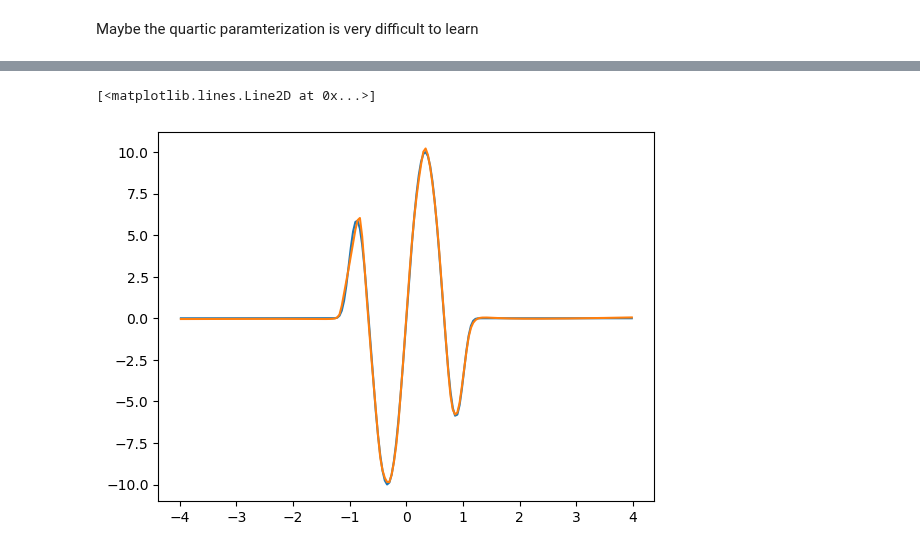
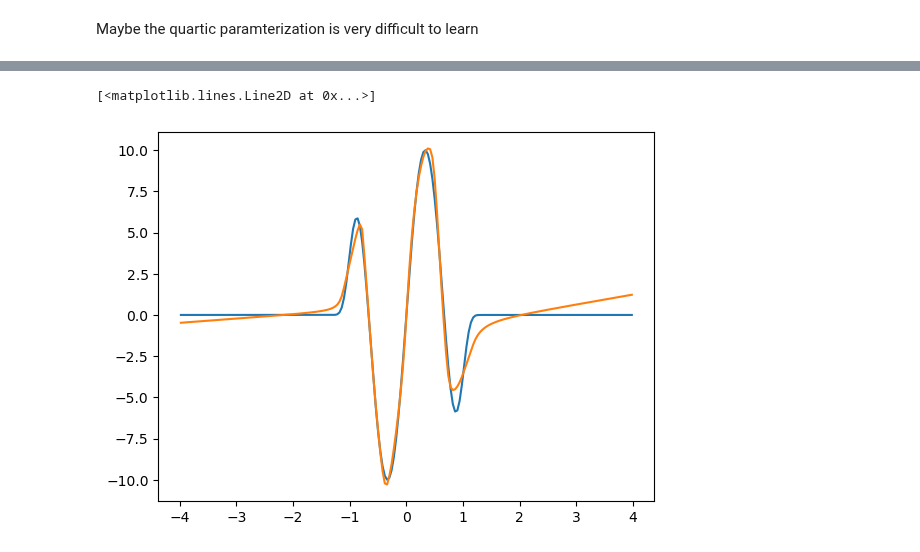
Before and after one commit to brownadder/expsolve, a Jupyter notebook: examples/fourier/torch-play.ipynb, the cells around one changed output, grey strips where cells are left out. Saved outputs shown, nothing was run; the diff lists cells and outputs as text; code cells hidden in the pictures.

```diff
--- a/examples/fourier/torch-play.ipynb
+++ b/examples/fourier/torch-play.ipynb
@@ -112,6 +116,8 @@ class SimpleNN(nn.Module):
 
     def forward(self, x):
         return self.model(x)
+
+model = SimpleNN()
 # %%
 X = torch.tensor(x.detach().numpy(), dtype=torch.float64).unsqueeze(1)
 # %%
@@ -138,17 +144,22 @@ plt.show()
 # %%
-lossfn = lambda V, u, T, N: torch.norm(solver(V, u, T, N) - solver(Vtrue, u, T, N) )**2
+
+XD = X.to(device)
+VD = Vtrue.to(device)
+
+lossfn = lambda V, Vtrue, u, T, N: torch.norm(solver(V, u, T, N) - solver(Vtrue, u, T, N) )**2
 
 #nrm = lambda v: real( sum(v.conj() * v) )
 #lossfn = lambda V, u: ex.l2norm(solver(V, u) - solver(Vtrue, u) )**2
 
-def loss_batch(V, nbatch, T, N):
-    dx = x[1]-x[0]
+def loss_batch(V, Vtrue, nbatch, T, N):
+    dx = XD[1]-XD[0]
+    #print(dx)
 
-    loss = torch.tensor(0., dtype=torch.float64)
+    loss = torch.tensor(0., dtype=torch.float64).to(device)
 
     for i in range(nbatch):
-        u = ugen(sx0=1, svar=0.3, sw0=1.5)
-        L = lossfn(V, u, T, N)
+        u = ugen(sx0=1, svar=0.3, sw0=1.5).to(device)
+        L = lossfn(V, VD, u, T, N)
         loss += L
 
     loss = dx * loss/nbatch
@@ -156,0 +191,3 @@ def loss_batch(V, nbatch, T, N):
+# %%
+V = model(XD)
+solver(V, u.to(device), torch.tensor(0.1).to(device), torch.tensor(10).to(device))
@@ -159,24 +214,23 @@ def loss_batch(V, nbatch, T, N):
 
 # Create an instance of the SimpleNN model
 model = SimpleNN()
-#model.to(device)
+model.to(device)
 
 # not sure this is working
 optimizer = torch.optim.Adam(model.parameters(), lr=0.01) #, dtype=torch.double)
-num_steps = 1000
+num_steps = 300
 
 trerror = []
 
+
 for step in range(num_steps):
     # Compute the loss
-    V = model(X)
+    V = model(XD)
     V.requires_grad_()
     V=V.reshape([n])
-    loss = loss_batch(V, nbatch=10, T=0.1, N=20)
+    loss = loss_batch(V, VD, nbatch=10, T=0.1, N=20)
 
-    trerror.append(loss.detach().numpy())
-
-    print(f'At step {step}, loss is {loss}')
+    # print(f'At step {step}, loss is {loss}')
 
     # Zero the gradients to prevent accumulation
     optimizer.zero_grad()
@@ -184,7 +238,8 @@ for step in range(num_steps):
     # Compute gradients
     loss.backward()
 
-    if np.mod(step, 100)==0:
+    if np.mod(step, 10)==0:
+        trerror.append(loss.detach().cpu().numpy())
         plt.semilogy(trerror)
         display.display(plt.gcf())
         display.clear_output(wait=True)
@@ -216,6 +256,6 @@ At step 999, loss is 8.05004689126448e-06
 # %%
 plt.plot(x, Vtrue)
-plt.plot(x, V.detach().numpy())
+plt.plot(x, V.detach().cpu().numpy())
 # %% [output]
 [<matplotlib.lines.Line2D at 0x...>]
-[figure, old version]
+[figure, new version]
```
Also changed, not shown: parts of 8 cells of this notebook, 2 other files.
